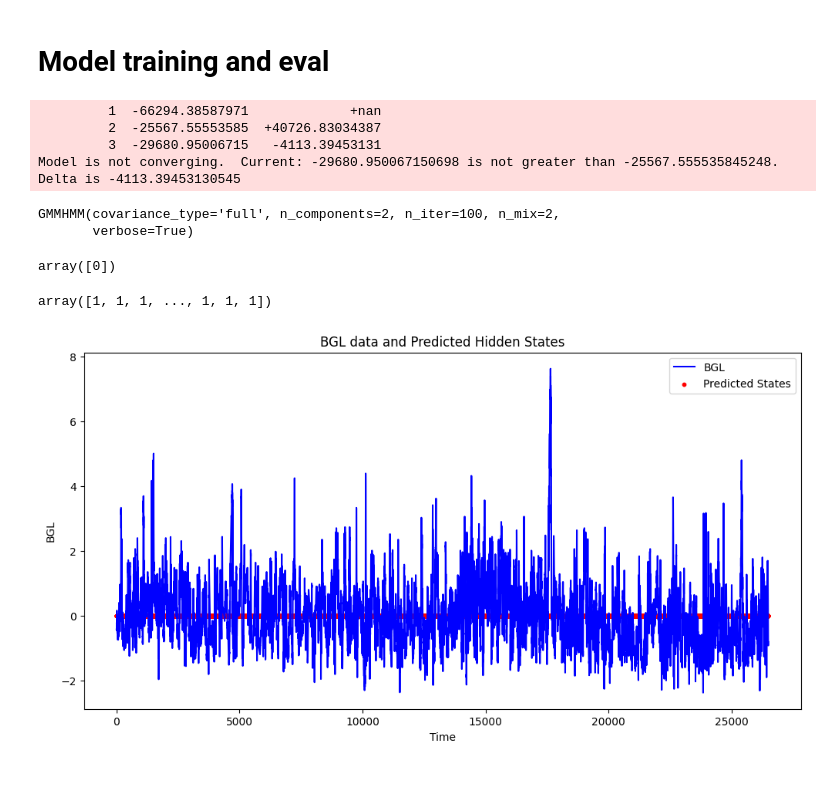
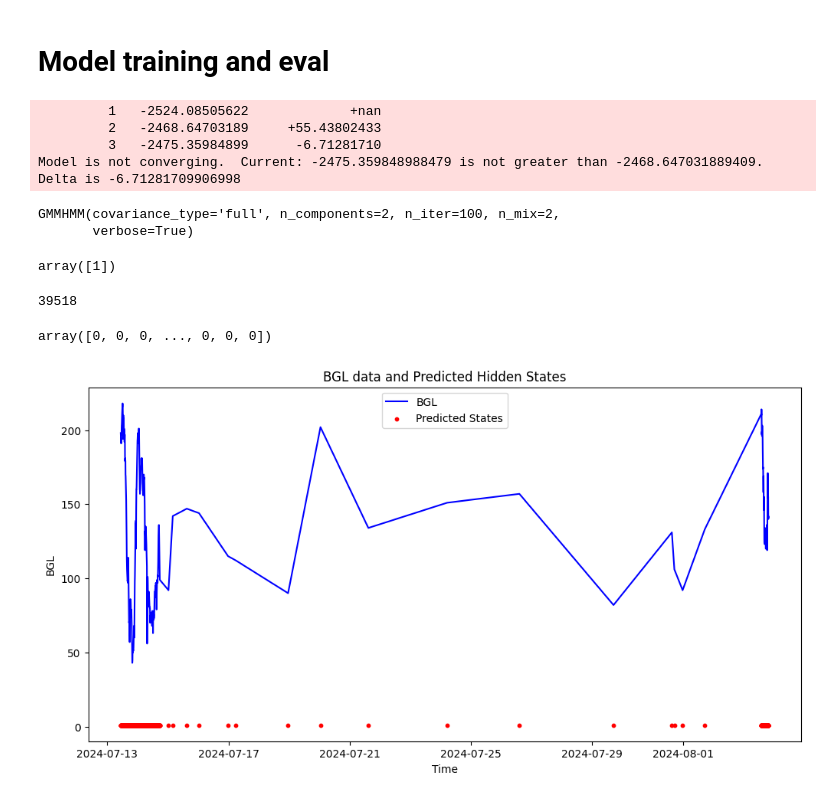
Before and after one commit to RobotPsychologist/bg_control, a Jupyter notebook: 0_meal_identification/meal_identification/notebooks/1.01-jg-GMMHMM-implementation.ipynb, the cells around one changed output. Drawn from its saved outputs; the diff is of its cells as text; code cells hidden in the pictures.

Commit message:
tried diff data processing didnt do anything

```diff
--- a/0_meal_identification/meal_identification/notebooks/1.01-jg-GMMHMM-implementation.ipynb
+++ b/0_meal_identification/meal_identification/notebooks/1.01-jg-GMMHMM-implementation.ipynb
@@ -21,6 +21,12 @@ for file in os.listdir('../data/raw'):
 each_bgl =[]
 for file in csv_files:
     each_df = file[["date", "bgl"]]
-    each_df["date"] = pd.to_datetime(each_df["date"], format='mixed', utc=True)
-    each_bgl.append(each_df.dropna(subset=["bgl"], how='all'))
+    each_df["date"] = pd.to_datetime(each_df["date"], format='%Y-%m-%d %H:%M:%S%z', errors='coerce', utc=True)
+    each_df = each_df.dropna(subset=['date'])
+    each_df = each_df.dropna(subset=["bgl"])
+    each_df = each_df.sort_values('date')
+    each_df = each_df.drop_duplicates(subset=['date'])
+    print(type(each_df))
+    each_df.set_index('date', inplace=True)
+    each_bgl.append(each_df)
 # %% [output]
@@ -37,6 +44,0 @@ See the caveats in the documentation: https://pandas.pydata.org/pandas-docs/stab
-# %%
-each_bgl[0].set_index('date', inplace=True)
-df_resampled_0 = each_bgl[0].resample('5min').mean().interpolate(method='linear')
-# %%
-each_bgl[1].set_index('date', inplace=True)
-df_resampled_1 = each_bgl[1].resample('5min').mean().interpolate(method='linear')
@@ -88,6 +93,6 @@ scaled_data = scaler.fit_transform(sequences)
 # %%
 from sklearn.cluster import KMeans
-data_used = scaled_data
+data_used = each_bgl[0][3500:4000]
 n_components = 2 # Number of components in the GMMHMM
 kmeans = KMeans(n_clusters=n_components).fit(data_used)
 initial_means = kmeans.cluster_centers_
@@ -105,10 +110,10 @@ model.startprob_ = np.array([0.5, 0.5])
 model.means_ = initial_means
 model.fit(data_used)
 # %% [output]
-         1  -66294.38587971             +nan
-         2  -25567.55553585  +40726.83034387
-         3  -29680.95006715   -4113.39453131
-Model is not converging.  Current: -29680.950067150698 is not greater than -25567.555535845248. Delta is -4113.39453130545
+         1   -2524.08505622             +nan
+         2   -2468.64703189     +55.43802433
+         3   -2475.35984899      -6.71281710
+Model is not converging.  Current: -2475.359848988479 is not greater than -2468.647031889409. Delta is -6.71281709906998
 GMMHMM(covariance_type='full', n_components=2, n_iter=100, n_mix=2,
        verbose=True)
 # %%
@@ -116,20 +121,24 @@ hidden_states = model.predict(data_used)
 # %%
 np.unique(hidden_states) #im gna kill myself please for the love of god be smth different
 # %% [output]
-array([0])
+array([1])
+# %%
+len(hidden_states)
+# %% [output]
+39518
 # %%
 hidden_states
 # %% [output]
-array([1, 1, 1, ..., 1, 1, 1])
+array([0, 0, 0, ..., 0, 0, 0])
 # %%
 import matplotlib.pyplot as plt
 plt.figure(figsize=(12, 6))
-plt.plot(data_used, label='BGL', color='blue')
-plt.scatter(range(len(hidden_states)), hidden_states, c='red', label='Predicted States', s=10)
+plt.plot(data_used.index, data_used["bgl"], label='BGL', color='blue')
+plt.scatter(data_used.index, hidden_states, c='red', label='Predicted States', s=10)
 plt.title("BGL data and Predicted Hidden States")
 plt.xlabel("Time")
 plt.ylabel("BGL")
 plt.legend()
 plt.show()
 # %% [output]
-[figure, old version]
+[figure, new version]
```
Also changed, not shown: parts of 5 cells of this notebook.
